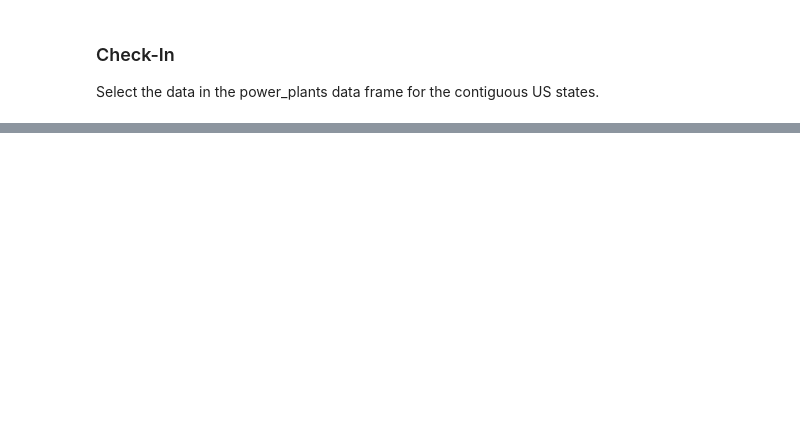
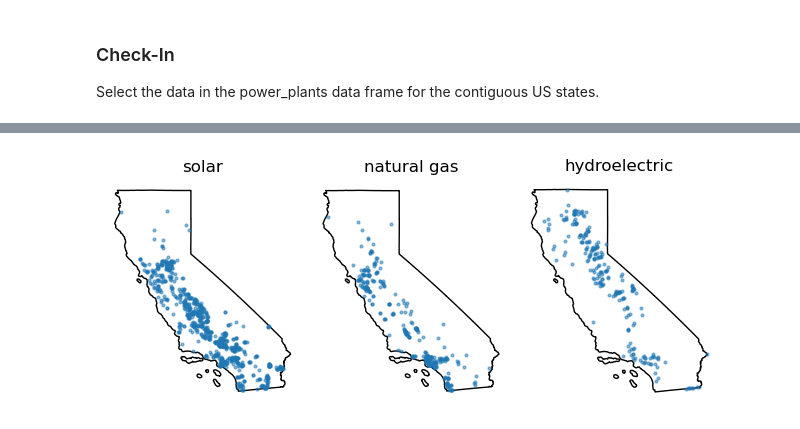
Before and after one commit to ssoriano22/eds220-in-class, a Jupyter notebook: week-5-streamline-your-code.ipynb, the cells around one changed output, grey strips where cells are left out. Drawn from its saved outputs; the diff is of its cells as text; code cells hidden in the pictures; blank space fills up the shorter version.

```diff
--- a/week-5-streamline-your-code.ipynb
+++ b/week-5-streamline-your-code.ipynb
@@ -221,0 +322,38 @@ states[states['region'] == 9]
+# %%
+# Subset CA power plants
+ca_power_plants = power_plants[power_plants['state'] == "California"]
+
+# Create series w/ CA top 3 electric sources
+top_sources = ca_power_plants['primsource'].value_counts().index[:3].to_list()
+
+# Save CA boundary as new variable
+ca_boundary = states[states['name'] == 'California']
+# %%
+# Plot
+
+fig, axes = plt.subplots(nrows=1, ncols=3)#, figsize=(7, 3))
+
+for axis, source in zip(axes,top_sources):
+
+    # Remove the axis for a cleaner map
+    axis.axis('off')
+
+    # Set axis title
+    axis.set_title(source)
+
+    # Add ca boundary
+    ca_boundary.plot(ax=axis,
+                  edgecolor='black',
+                  facecolor='none')
+
+    # Add ca power plants by source
+    ca_power_plants[ca_power_plants['primsource'] == source].plot(ax=axis,
+                                                                    markersize=4,
+                                                                    alpha=0.5,
+                                                                    )
+
+#plt.title('Top 3 energy sources for electric power plants in CA')
+plt.tight_layout()
+plt.show()
+# %% [output]
+[figure, added]
```
Also changed, not shown: parts of 16 cells of this notebook.
